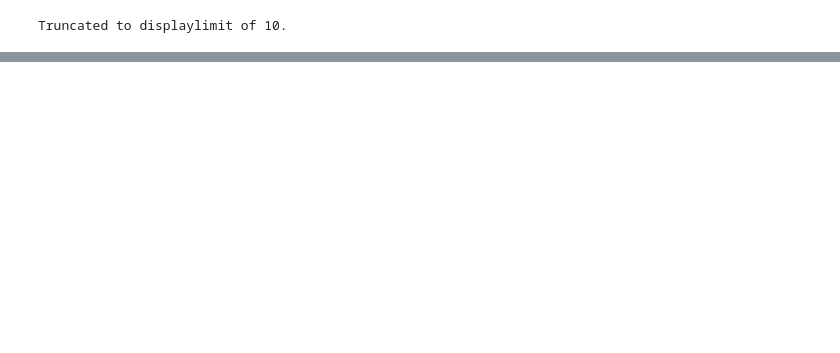
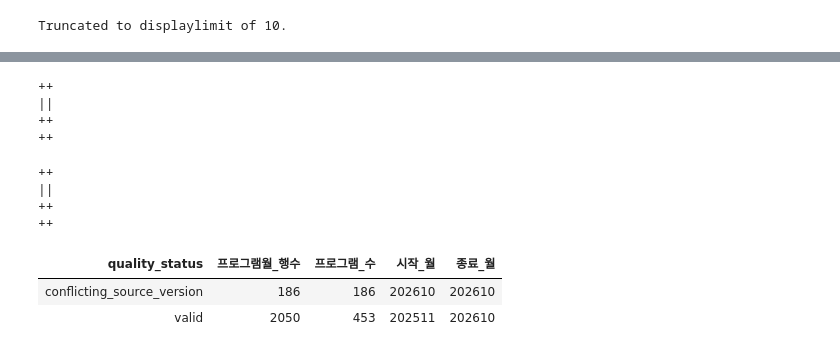
Before and after one commit to yendlessse/BrandCast, a Jupyter notebook: 노트북/02_데이터_적재_품질_및_전처리.ipynb, the cells around one changed output, grey strips where cells are left out. Saved outputs shown, nothing was run; the diff lists cells and outputs as text; code cells hidden in the pictures; blank space fills up the shorter version.

```diff
--- a/노트북/02_데이터_적재_품질_및_전처리.ipynb
+++ b/노트북/02_데이터_적재_품질_및_전처리.ipynb
@@ -127,0 +191,54 @@ Truncated to displaylimit of 10.
+# %%
+%%sql
+-- 목적: 프로그램·완료 월 1행의 분석용 월간 테이블 구조를 재생성한다.
+-- 입력: 없음. 출력 단위: program_id·month_code 1행. 기간: raw 월간 전체. NULL·0 처리: 원본 단위가 불명확한 플랫폼 값도 숫자 원문은 보존하고 상태를 기록한다.
+DROP TABLE IF EXISTS analysis_program_monthly;
+CREATE TABLE analysis_program_monthly (
+ program_id BIGINT UNSIGNED NOT NULL, month_code VARCHAR(16) NOT NULL, month_start_date DATE NOT NULL, month_end_date DATE NOT NULL,
+ post_count DECIMAL(20,6) NULL, comment_count DECIMAL(20,6) NULL, video_view_count DECIMAL(20,6) NULL, news_count DECIMAL(20,6) NULL, media_video_count DECIMAL(20,6) NULL,
+ tv_household_viewer_count DECIMAL(20,6) NULL, tv_individual_viewer_count DECIMAL(20,6) NULL, tv_male_viewer_count DECIMAL(20,6) NULL, tv_female_viewer_count DECIMAL(20,6) NULL, tv_age10_viewer_count DECIMAL(20,6) NULL, tv_age20_viewer_count DECIMAL(20,6) NULL, tv_age30_viewer_count DECIMAL(20,6) NULL, tv_age40_viewer_count DECIMAL(20,6) NULL, tv_age50_viewer_count DECIMAL(20,6) NULL,
+ tv_household_rating DECIMAL(20,6) NULL, tv_individual_rating DECIMAL(20,6) NULL, tv_male_rating DECIMAL(20,6) NULL, tv_female_rating DECIMAL(20,6) NULL, tv_age10_rating DECIMAL(20,6) NULL, tv_age20_rating DECIMAL(20,6) NULL, tv_age30_rating DECIMAL(20,6) NULL, tv_age40_rating DECIMAL(20,6) NULL, tv_age50_rating DECIMAL(20,6) NULL,
+ tv_vod_value DECIMAL(20,6) NULL, pc_live_value DECIMAL(20,6) NULL, pc_vod_value DECIMAL(20,6) NULL, mobile_live_value DECIMAL(20,6) NULL, mobile_vod_value DECIMAL(20,6) NULL, platform_unit_status VARCHAR(40) NOT NULL, source_checksum CHAR(64) NULL, quality_status VARCHAR(40) NOT NULL, PRIMARY KEY (program_id, month_code), CONSTRAINT fk_analysis_monthly_program FOREIGN KEY (program_id) REFERENCES analysis_program(program_id)
+) ENGINE=InnoDB DEFAULT CHARSET=utf8mb4 COLLATE=utf8mb4_unicode_ci;
+# %% [output]
+++
+||
+++
+++
+# %%
+%%sql
+-- 목적: 월간 raw의 단일 내용 원본만 프로그램·월 행으로 만든다.
+-- 입력: raw_total_response, analysis_program. 출력 단위: program_id·month_code 1행. 기간: raw 월간 전체. NULL·0 처리: 내용 충돌은 수치를 NULL로 두고, 플랫폼 지표 단위는 확인 전 상태로 기록한다.
+INSERT INTO analysis_program_monthly (program_id, month_code, month_start_date, month_end_date, post_count, comment_count, video_view_count, news_count, media_video_count, tv_household_viewer_count, tv_individual_viewer_count, tv_male_viewer_count, tv_female_viewer_count, tv_age10_viewer_count, tv_age20_viewer_count, tv_age30_viewer_count, tv_age40_viewer_count, tv_age50_viewer_count, tv_household_rating, tv_individual_rating, tv_male_rating, tv_female_rating, tv_age10_rating, tv_age20_rating, tv_age30_rating, tv_age40_rating, tv_age50_rating, tv_vod_value, pc_live_value, pc_vod_value, mobile_live_value, mobile_vod_value, platform_unit_status, source_checksum, quality_status)
+WITH normalized AS (
+ SELECT r.*, LOWER(TRIM(REGEXP_REPLACE(REGEXP_REPLACE(r.program_name, '^[*[:space:]]+', ''), '[[:space:]]+', ' '))) AS normalized_program_name, LOWER(TRIM(REGEXP_REPLACE(r.channel_name, '[[:space:]]+', ' '))) AS normalized_channel_name
+ FROM raw_total_response r WHERE r.program_name IS NOT NULL AND TRIM(r.program_name) <> '' AND r.channel_name IS NOT NULL AND TRIM(r.channel_name) <> ''
+), grouped AS (
+ SELECT normalized_program_name, normalized_channel_name, period_code, COUNT(DISTINCT raw_payload_json) AS payload_variant_count, MIN(source_checksum) AS source_checksum,
+ MIN(viewer_post_value) AS viewer_post_value, MIN(viewer_comment_value) AS viewer_comment_value, MIN(viewer_video_view_value) AS viewer_video_view_value, MIN(media_news_value) AS media_news_value, MIN(media_video_value) AS media_video_value,
+ MIN(tv_household_viewer_value) AS tv_household_viewer_value, MIN(tv_individual_viewer_value) AS tv_individual_viewer_value, MIN(tv_male_viewer_value) AS tv_male_viewer_value, MIN(tv_female_viewer_value) AS tv_female_viewer_value, MIN(tv_age10_viewer_value) AS tv_age10_viewer_value, MIN(tv_age20_viewer_value) AS tv_age20_viewer_value, MIN(tv_age30_viewer_value) AS tv_age30_viewer_value, MIN(tv_age40_viewer_value) AS tv_age40_viewer_value, MIN(tv_age50_viewer_value) AS tv_age50_viewer_value,
+ MIN(tv_household_rating_value) AS tv_household_rating_value, MIN(tv_individual_rating_value) AS tv_individual_rating_value, MIN(tv_male_rating_value) AS tv_male_rating_value, MIN(tv_female_rating_value) AS tv_female_rating_value, MIN(tv_age10_rating_value) AS tv_age10_rating_value, MIN(tv_age20_rating_value) AS tv_age20_rating_value, MIN(tv_age30_rating_value) AS tv_age30_rating_value, MIN(tv_age40_rating_value) AS tv_age40_rating_value, MIN(tv_age50_rating_value) AS tv_age50_rating_value, MIN(tv_vod_value) AS tv_vod_value, MIN(pc_live_value) AS pc_live_value, MIN(pc_vod_value) AS pc_vod_value, MIN(mobile_live_value) AS mobile_live_value, MIN(mobile_vod_value) AS mobile_vod_value
+ FROM normalized GROUP BY normalized_program_name, normalized_channel_name, period_code
+)
+SELECT p.program_id, g.period_code, STR_TO_DATE(CONCAT(g.period_code, '01'), '%Y%m%d'), LAST_DAY(STR_TO_DATE(CONCAT(g.period_code, '01'), '%Y%m%d')),
+ CASE WHEN g.payload_variant_count = 1 THEN CAST(REPLACE(g.viewer_post_value, ',', '') AS DECIMAL(20,6)) END, CASE WHEN g.payload_variant_count = 1 THEN CAST(REPLACE(g.viewer_comment_value, ',', '') AS DECIMAL(20,6)) END, CASE WHEN g.payload_variant_count = 1 THEN CAST(REPLACE(g.viewer_video_view_value, ',', '') AS DECIMAL(20,6)) END, CASE WHEN g.payload_variant_count = 1 THEN CAST(REPLACE(g.media_news_value, ',', '') AS DECIMAL(20,6)) END, CASE WHEN g.payload_variant_count = 1 THEN CAST(REPLACE(g.media_video_value, ',', '') AS DECIMAL(20,6)) END,
+ CASE WHEN g.payload_variant_count = 1 THEN CAST(REPLACE(g.tv_household_viewer_value, ',', '') AS DECIMAL(20,6)) END, CASE WHEN g.payload_variant_count = 1 THEN CAST(REPLACE(g.tv_individual_viewer_value, ',', '') AS DECIMAL(20,6)) END, CASE WHEN g.payload_variant_count = 1 THEN CAST(REPLACE(g.tv_male_viewer_value, ',', '') AS DECIMAL(20,6)) END, CASE WHEN g.payload_variant_count = 1 THEN CAST(REPLACE(g.tv_female_viewer_value, ',', '') AS DECIMAL(20,6)) END, CASE WHEN g.payload_variant_count = 1 THEN CAST(REPLACE(g.tv_age10_viewer_value, ',', '') AS DECIMAL(20,6)) END, CASE WHEN g.payload_variant_count = 1 THEN CAST(REPLACE(g.tv_age20_viewer_value, ',', '') AS DECIMAL(20,6)) END, CASE WHEN g.payload_variant_count = 1 THEN CAST(REPLACE(g.tv_age30_viewer_value, ',', '') AS DECIMAL(20,6)) END, CASE WHEN g.payload_variant_count = 1 THEN CAST(REPLACE(g.tv_age40_viewer_value, ',', '') AS DECIMAL(20,6)) END, CASE WHEN g.payload_variant_count = 1 THEN CAST(REPLACE(g.tv_age50_viewer_value, ',', '') AS DECIMAL(20,6)) END,
+ CASE WHEN g.payload_variant_count = 1 THEN CAST(REPLACE(g.tv_household_rating_value, ',', '') AS DECIMAL(20,6)) END, CASE WHEN g.payload_variant_count = 1 THEN CAST(REPLACE(g.tv_individual_rating_value, ',', '') AS DECIMAL(20,6)) END, CASE WHEN g.payload_variant_count = 1 THEN CAST(REPLACE(g.tv_male_rating_value, ',', '') AS DECIMAL(20,6)) END, CASE WHEN g.payload_variant_count = 1 THEN CAST(REPLACE(g.tv_female_rating_value, ',', '') AS DECIMAL(20,6)) END, CASE WHEN g.payload_variant_count = 1 THEN CAST(REPLACE(g.tv_age10_rating_value, ',', '') AS DECIMAL(20,6)) END, CASE WHEN g.payload_variant_count = 1 THEN CAST(REPLACE(g.tv_age20_rating_value, ',', '') AS DECIMAL(20,6)) END, CASE WHEN g.payload_variant_count = 1 THEN CAST(REPLACE(g.tv_age30_rating_value, ',', '') AS DECIMAL(20,6)) END, CASE WHEN g.payload_variant_count = 1 THEN CAST(REPLACE(g.tv_age40_rating_value, ',', '') AS DECIMAL(20,6)) END, CASE WHEN g.payload_variant_count = 1 THEN CAST(REPLACE(g.tv_age50_rating_value, ',', '') AS DECIMAL(20,6)) END,
+ CASE WHEN g.payload_variant_count = 1 THEN CAST(REPLACE(g.tv_vod_value, ',', '') AS DECIMAL(20,6)) END, CASE WHEN g.payload_variant_count = 1 THEN CAST(REPLACE(g.pc_live_value, ',', '') AS DECIMAL(20,6)) END, CASE WHEN g.payload_variant_count = 1 THEN CAST(REPLACE(g.pc_vod_value, ',', '') AS DECIMAL(20,6)) END, CASE WHEN g.payload_variant_count = 1 THEN CAST(REPLACE(g.mobile_live_value, ',', '') AS DECIMAL(20,6)) END, CASE WHEN g.payload_variant_count = 1 THEN CAST(REPLACE(g.mobile_vod_value, ',', '') AS DECIMAL(20,6)) END,
+ 'unit_unverified', CASE WHEN g.payload_variant_count = 1 THEN g.source_checksum END, CASE WHEN g.payload_variant_count > 1 THEN 'conflicting_source_version' ELSE 'valid' END
+FROM grouped g JOIN analysis_program p ON p.normalized_program_name = g.normalized_program_name AND p.normalized_channel_name = g.normalized_channel_name;
+# %% [output]
+++
+||
+++
+++
+# %%
+%%sql
+-- 목적: 월간 분석 테이블의 유효·충돌 행 수와 관측 기간을 확인한다.
+-- 입력: analysis_program_monthly. 출력 단위: quality_status 1행. 기간: 월간 전체. NULL·0 처리: 충돌 행의 NULL 수치는 0으로 세지 않는다.
+SELECT quality_status, COUNT(*) AS 프로그램월_행수, COUNT(DISTINCT program_id) AS 프로그램_수, MIN(month_code) AS 시작_월, MAX(month_code) AS 종료_월
+FROM analysis_program_monthly GROUP BY quality_status ORDER BY quality_status;
+# %% [output]
+| quality_status | 프로그램월_행수 | 프로그램_수 | 시작_월 | 종료_월 |
+| conflicting_source_version | 186 | 186 | 202610 | 202610 |
+| valid | 2050 | 453 | 202511 | 202610 |
```
Also changed, not shown: parts of 5 cells of this notebook.
